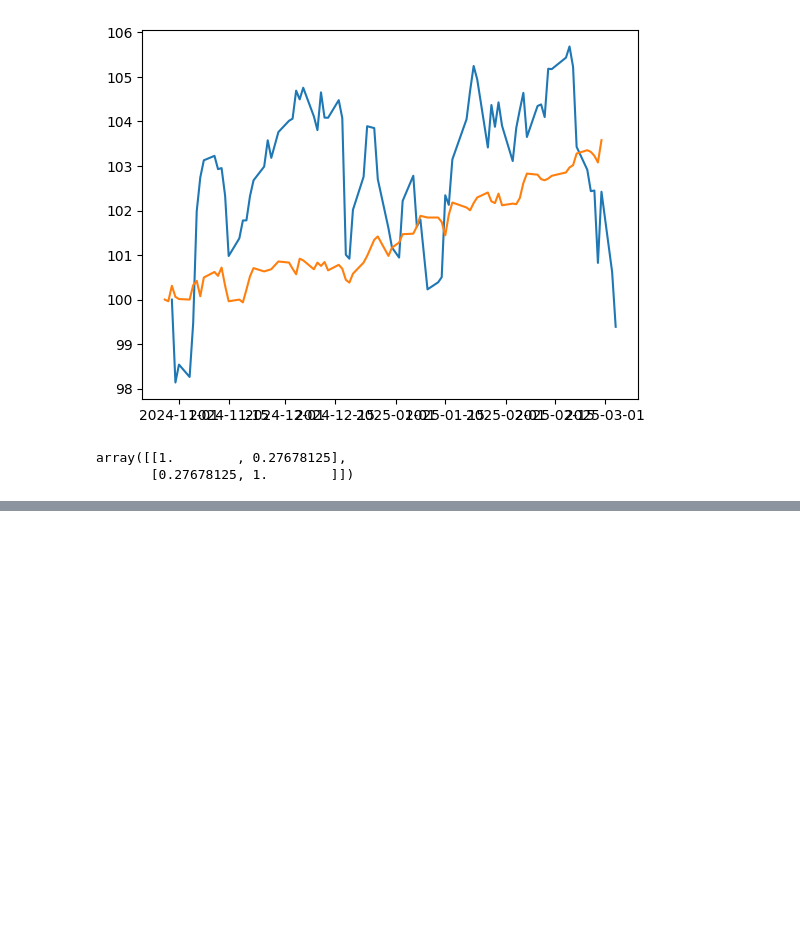
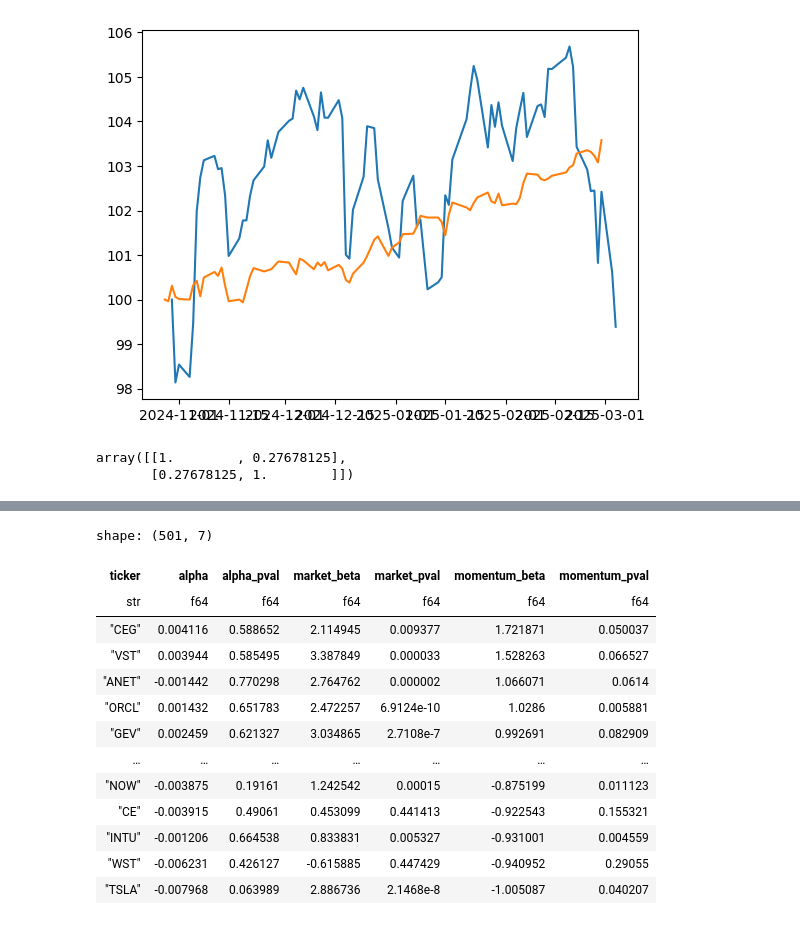
Before and after one commit to piper-of-dawn/ats, a Jupyter notebook: RnD/playground.ipynb, the cells around one changed output, grey strips where cells are left out. Drawn from its saved outputs; the diff is of its cells as text; code cells hidden in the pictures; blank space fills up the shorter version.

```diff
--- a/RnD/playground.ipynb
+++ b/RnD/playground.ipynb
@@ -315,3 +328,20 @@ ts = pl.DataFrame(ticker_data['PWR'])
+# %%
+beta_results_f.sort('momentum_beta', descending=True)
+# %% [output]
+shape: (501, 7)
+| ticker | alpha | alpha_pval | market_beta | market_pval | momentum_beta | momentum_pval |
+| str | f64 | f64 | f64 | f64 | f64 | f64 |
+| "CEG" | 0.004116 | 0.588652 | 2.114945 | 0.009377 | 1.721871 | 0.050037 |
+| "VST" | 0.003944 | 0.585495 | 3.387849 | 0.000033 | 1.528263 | 0.066527 |
+| "ANET" | -0.001442 | 0.770298 | 2.764762 | 0.000002 | 1.066071 | 0.0614 |
+| "ORCL" | 0.001432 | 0.651783 | 2.472257 | 6.9124e-10 | 1.0286 | 0.005881 |
+| "GEV" | 0.002459 | 0.621327 | 3.034865 | 2.7108e-7 | 0.992691 | 0.082909 |
+| … | … | … | … | … | … | … |
+| "NOW" | -0.003875 | 0.19161 | 1.242542 | 0.00015 | -0.875199 | 0.011123 |
+| "CE" | -0.003915 | 0.49061 | 0.453099 | 0.441413 | -0.922543 | 0.155321 |
+| "INTU" | -0.001206 | 0.664538 | 0.833831 | 0.005327 | -0.931001 | 0.004559 |
+| "WST" | -0.006231 | 0.426127 | -0.615885 | 0.447429 | -0.940952 | 0.29055 |
+| "TSLA" | -0.007968 | 0.063989 | 2.886736 | 2.1468e-8 | -1.005087 | 0.040207 |
 # %%
 set(sp500_tickers['GICS Sub-Industry'].unique())
 # %%
```
Also changed, not shown: parts of 18 cells of this notebook, 11 other files.
